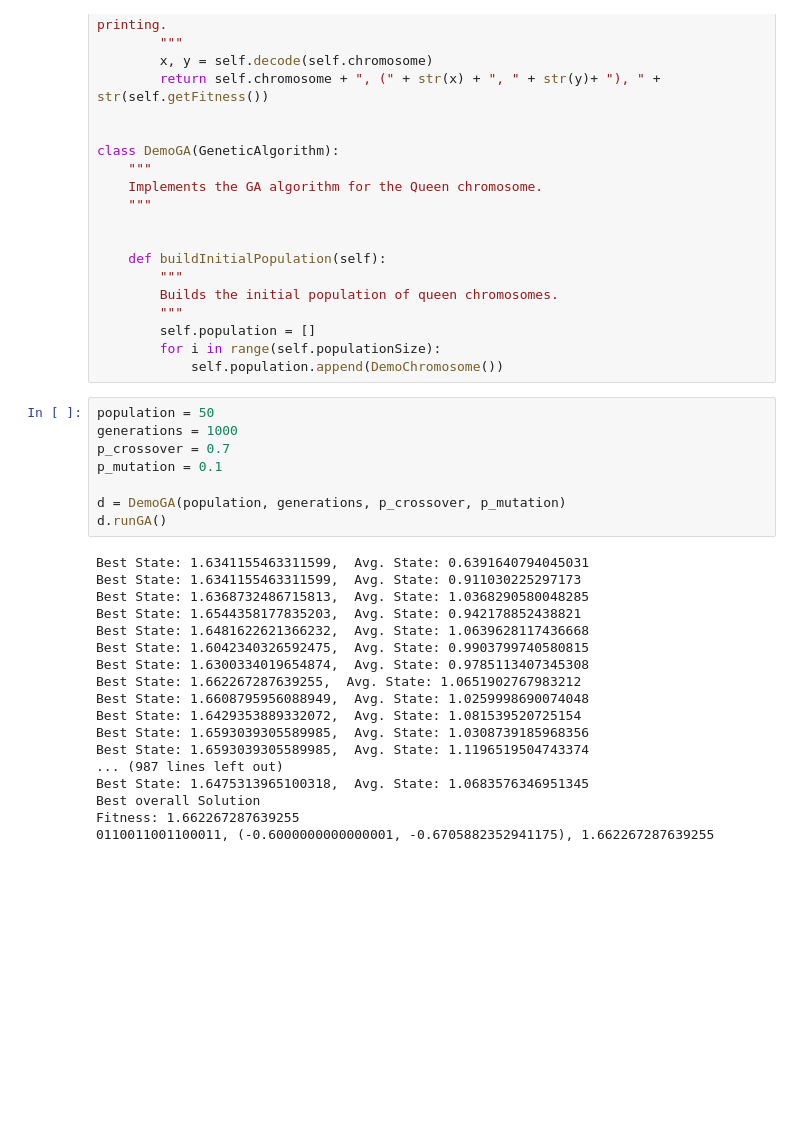
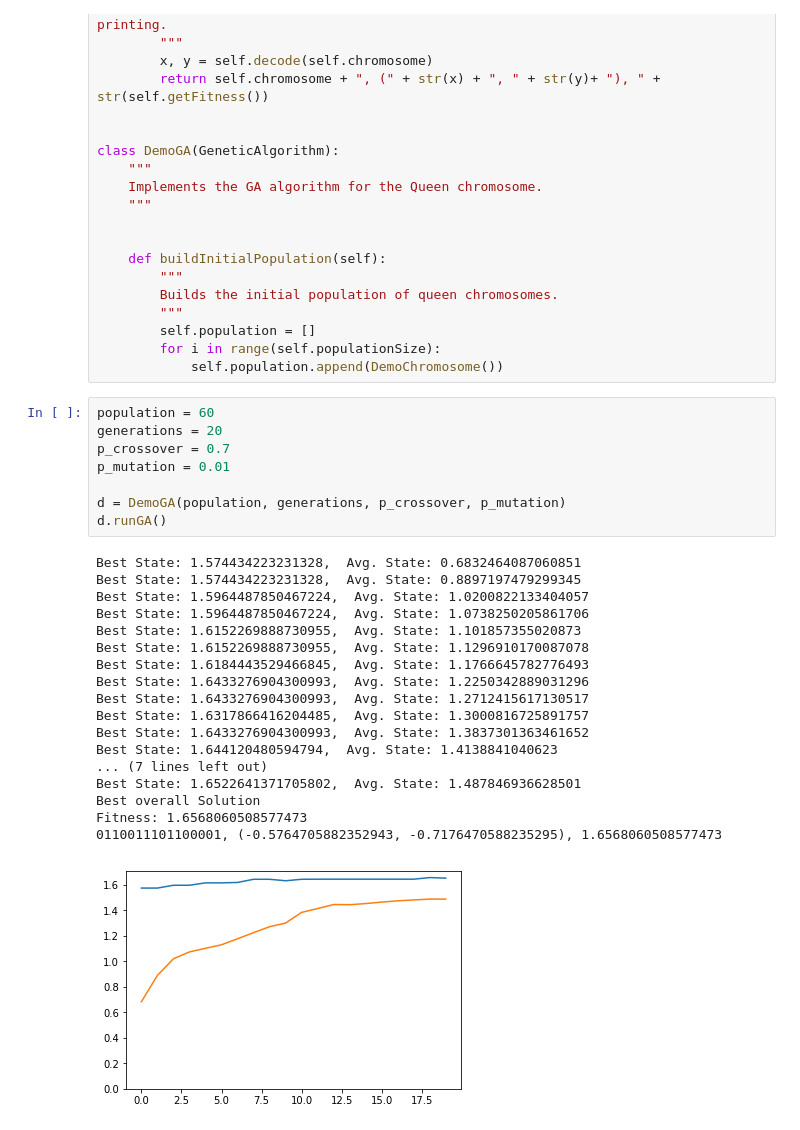
Before and after one commit to richss/cs455-ga, a Jupyter notebook: GA-Demo.ipynb, the cells around one changed output. Cells and saved outputs as stored; diff of their text form; blank space fills up the shorter version.

```diff
--- a/GA-Demo.ipynb
+++ b/GA-Demo.ipynb
@@ -594,28 +640,29 @@ class DemoGA(GeneticAlgorithm):
         for i in range(self.populationSize):
             self.population.append(DemoChromosome())
 # %%
-population = 50
-generations = 1000
+population = 60
+generations = 20
 p_crossover = 0.7
-p_mutation = 0.1
+p_mutation = 0.01
 
 d = DemoGA(population, generations, p_crossover, p_mutation)
 d.runGA()
 # %% [output]
-Best State: 1.6341155463311599,  Avg. State: 0.6391640794045031
-Best State: 1.6341155463311599,  Avg. State: 0.911030225297173
-Best State: 1.6368732486715813,  Avg. State: 1.0368290580048285
-Best State: 1.6544358177835203,  Avg. State: 0.942178852438821
-Best State: 1.6481622621366232,  Avg. State: 1.0639628117436668
-Best State: 1.6042340326592475,  Avg. State: 0.9903799740580815
-Best State: 1.6300334019654874,  Avg. State: 0.9785113407345308
-Best State: 1.662267287639255,  Avg. State: 1.0651902767983212
-Best State: 1.6608795956088949,  Avg. State: 1.0259998690074048
-Best State: 1.6429353889332072,  Avg. State: 1.081539520725154
-Best State: 1.6593039305589985,  Avg. State: 1.0308739185968356
-Best State: 1.6593039305589985,  Avg. State: 1.1196519504743374
-... (987 lines left out)
-Best State: 1.6475313965100318,  Avg. State: 1.0683576346951345
+Best State: 1.574434223231328,  Avg. State: 0.6832464087060851
+Best State: 1.574434223231328,  Avg. State: 0.8897197479299345
+Best State: 1.5964487850467224,  Avg. State: 1.0200822133404057
+Best State: 1.5964487850467224,  Avg. State: 1.0738250205861706
+Best State: 1.6152269888730955,  Avg. State: 1.101857355020873
+Best State: 1.6152269888730955,  Avg. State: 1.1296910170087078
+Best State: 1.6184443529466845,  Avg. State: 1.1766645782776493
+Best State: 1.6433276904300993,  Avg. State: 1.2250342889031296
+Best State: 1.6433276904300993,  Avg. State: 1.2712415617130517
+Best State: 1.6317866416204485,  Avg. State: 1.3000816725891757
+Best State: 1.6433276904300993,  Avg. State: 1.3837301363461652
+Best State: 1.644120480594794,  Avg. State: 1.4138841040623
+... (7 lines left out)
+Best State: 1.6522641371705802,  Avg. State: 1.487846936628501
 Best overall Solution
-Fitness: 1.662267287639255
-0110011001100011, (-0.6000000000000001, -0.6705882352941175), 1.662267287639255
+Fitness: 1.6568060508577473
+0110011101100001, (-0.5764705882352943, -0.7176470588235295), 1.6568060508577473
+[figure, added]
```
Also changed, not shown: parts of 5 cells of this notebook.
